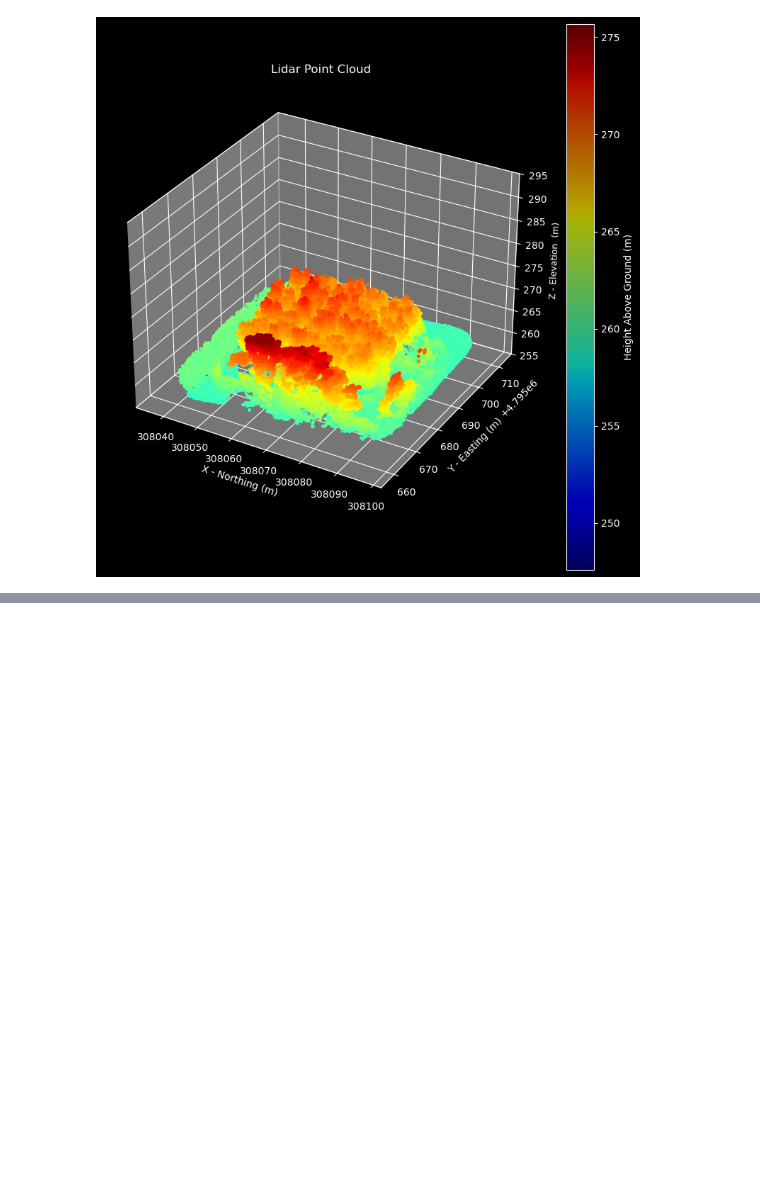
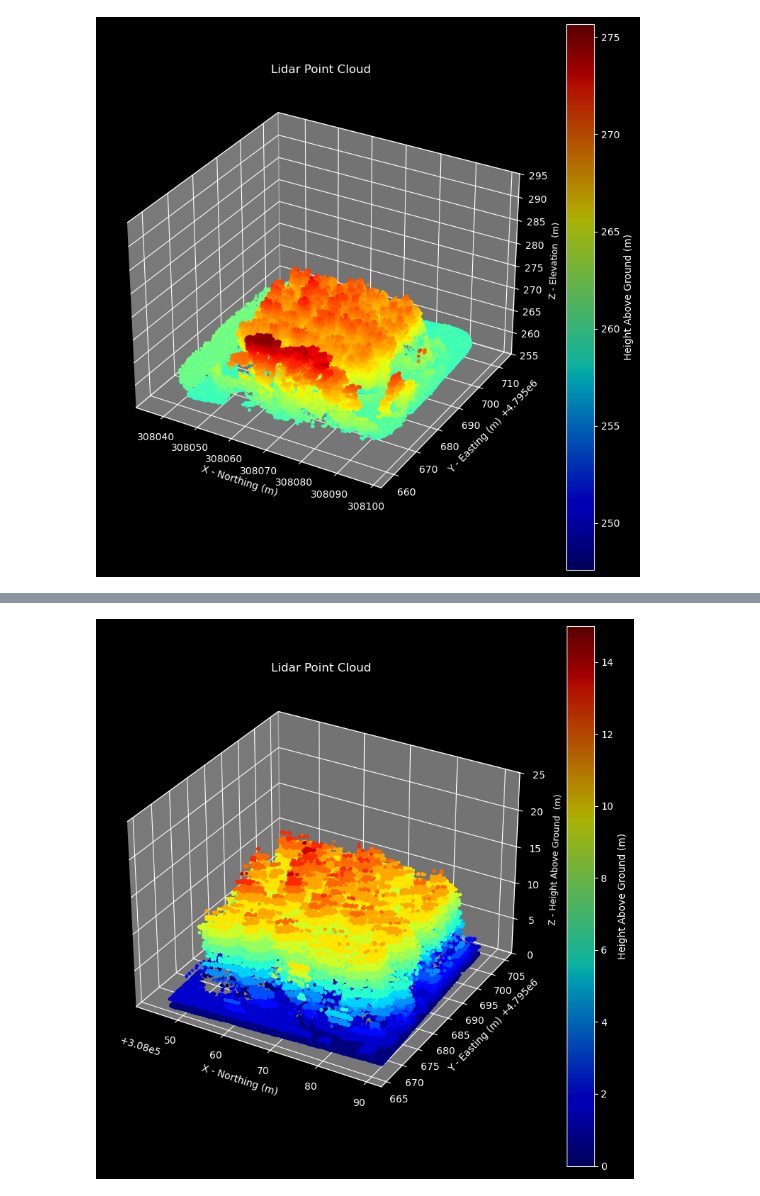
Before and after one commit to wBeckettHills/pdal_tutorial, a Jupyter notebook: notebooks/02-CloudRunner-Single_Tile.ipynb, the cells around one changed output, grey strips where cells are left out. Drawn from its saved outputs; the diff is of its cells as text; code cells hidden in the pictures; blank space fills up the shorter version.

```diff
--- a/notebooks/02-CloudRunner-Single_Tile.ipynb
+++ b/notebooks/02-CloudRunner-Single_Tile.ipynb
@@ -453,0 +230,31 @@ ndvi_pipeline.execute()
+# %%
+proc_pipeline = pdal.Pipeline()
+
+# 1 - READER
+preader = pdal.Reader.las(filename=f"{base_las}_c.las")
+
+# 2 - OUTLIER IDENTIFICATION
+#outlier = pdal.Filter.outlier(method="statistical", multiplier=2, mean_k=20)
+outlier = pdal.Filter.outlier(method="radius")
+
+#   - OUTLIER REMOVAL
+outlier_rng = pdal.Filter.expression(expression=f"(Classification != 7) && (Z >= {zmin} && Z <= {zmax})")
+
+# 3 - GROUND CLASSIFICATION
+ground = pdal.Filter.csf(resolution=2.0,returns="first, last,intermediate,only")
+
+# 4 - HAG --> Height Above Ground
+hag = pdal.Filter.hag_delaunay(count=25)
+
+# 5 - ALTER Z values to HeightAboveGround
+changeZ = pdal.Filter.ferry(dimensions="Z => Z_UTM, HeightAboveGround => Z")
+
+# 6 - CROP BUFFER to TILE
+pcrop = pdal.Filter.crop(polygon=tile_wkt)
+
+# 7 - Filter negatives to zero
+zero = pdal.Filter.assign(value="Z = 0. WHERE Z < 0.")
+
+# 8 - WRITE OUTPUT
+copc = pdal.Writer.copc(f"{base_las}_cgn-NEW.copc.laz", forward="all", extra_dims="all", threads=1)
+pwriter = pdal.Writer.las(f"{base_las}_cgn-NEW.las", minor_version="4", dataformat_id="8", scale_z=1.0, extra_dims="all", forward="all")
@@ -453,0 +263,4 @@ ndvi_pipeline.execute()
+# %%
+# NOTE : writer includes buffer, copc is after crop stage and has buffer removed
+
+proc_pipeline |= preader | outlier | outlier_rng | ground | hag | changeZ | zero | pwriter | pcrop | copc
@@ -453,0 +269,5 @@ ndvi_pipeline.execute()
+# %%
+%%time
+
+proc_pipeline.execute()
+proc_arrays = proc_pipeline.arrays[0]
@@ -453,0 +277,4 @@ ndvi_pipeline.execute()
+# %%
+fig,ax = plot_cloud(proc_arrays)
+# %% [output]
+[figure, added]
```
Also changed, not shown: parts of 53 cells of this notebook, 1 other file.
